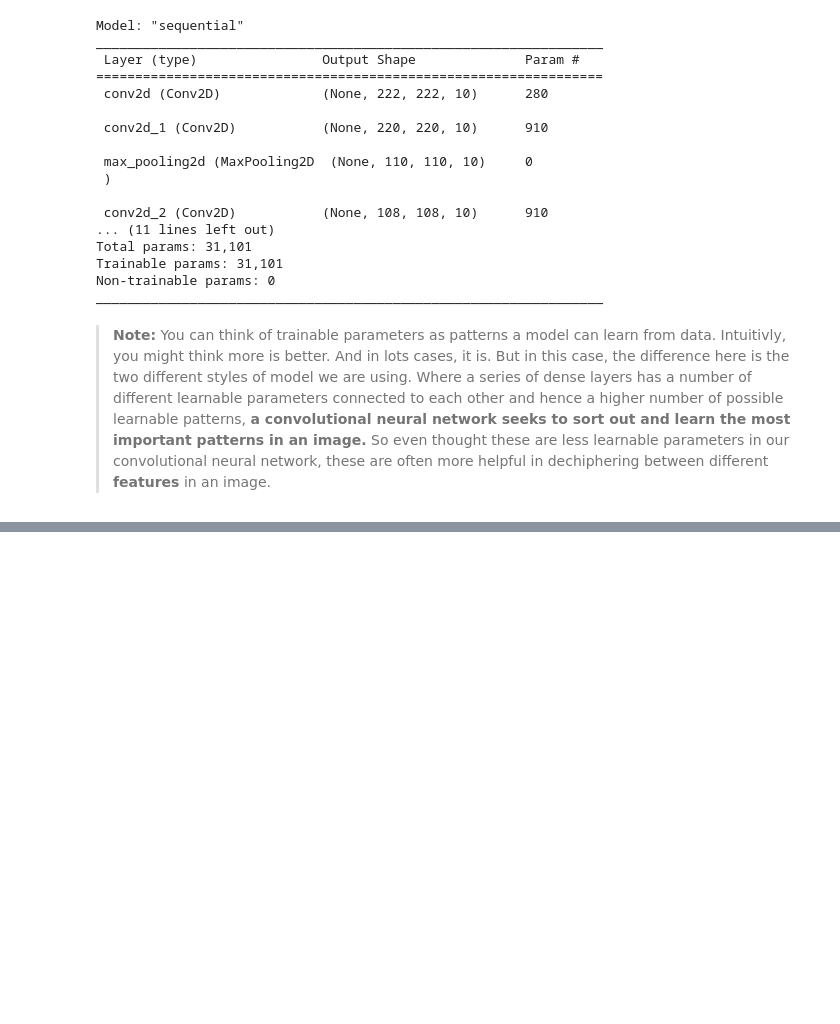
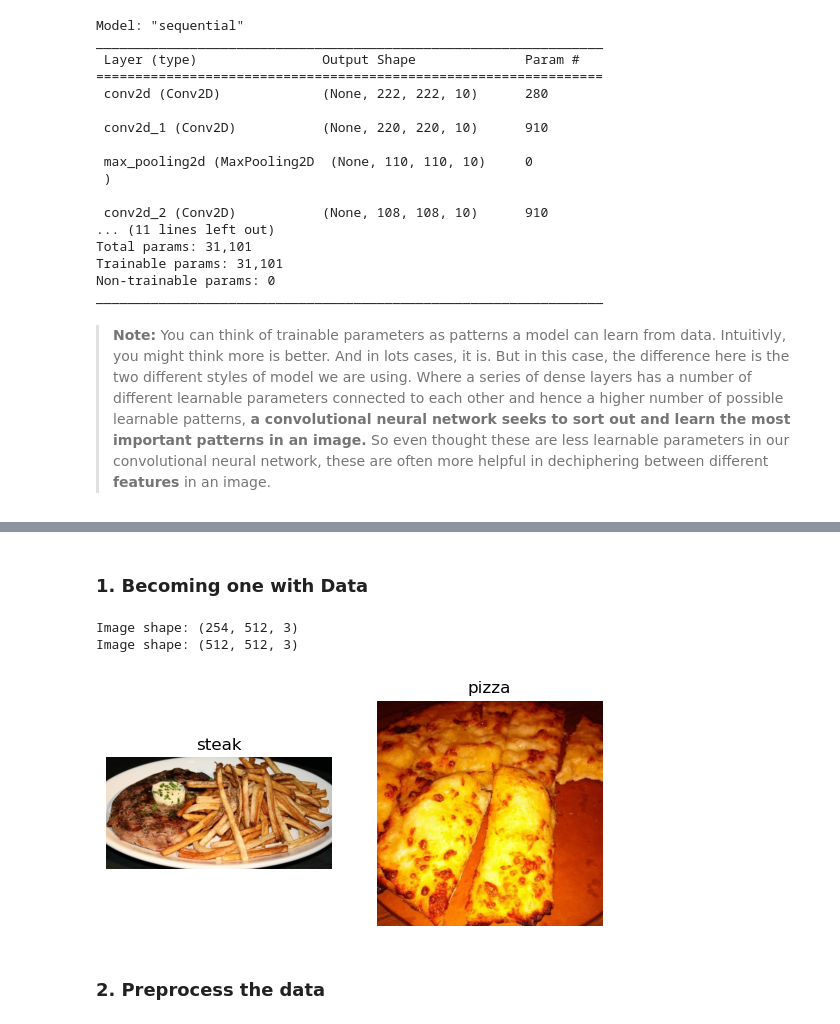
Before and after one commit to bmmukhridin/TensorFlow-Course, a Jupyter notebook: computer_vision.ipynb, the cells around one changed output, grey strips where cells are left out. Saved outputs shown, nothing was run; the diff lists cells and outputs as text; code cells hidden in the pictures; blank space fills up the shorter version.

```diff
--- a/computer_vision.ipynb
+++ b/computer_vision.ipynb
@@ -254,0 +264,15 @@ _________________________________________________________________
+# %% [markdown]
+### 1. Becoming one with Data
+# %%
+# visualize data
+plt.figure()
+plt.subplot(1,2,1)
+steak_img = view_random_image("./kaggle projects/pizza_steak/train/", "steak")
+plt.subplot(1,2,2)
+steak_img = view_random_image("./kaggle projects/pizza_steak/train/", "pizza")
+# %% [output]
+Image shape: (254, 512, 3)
+Image shape: (512, 512, 3)
+[figure, added]
+# %% [markdown]
+### 2. Preprocess the data
```
Also changed, not shown: parts of 36 cells of this notebook.
